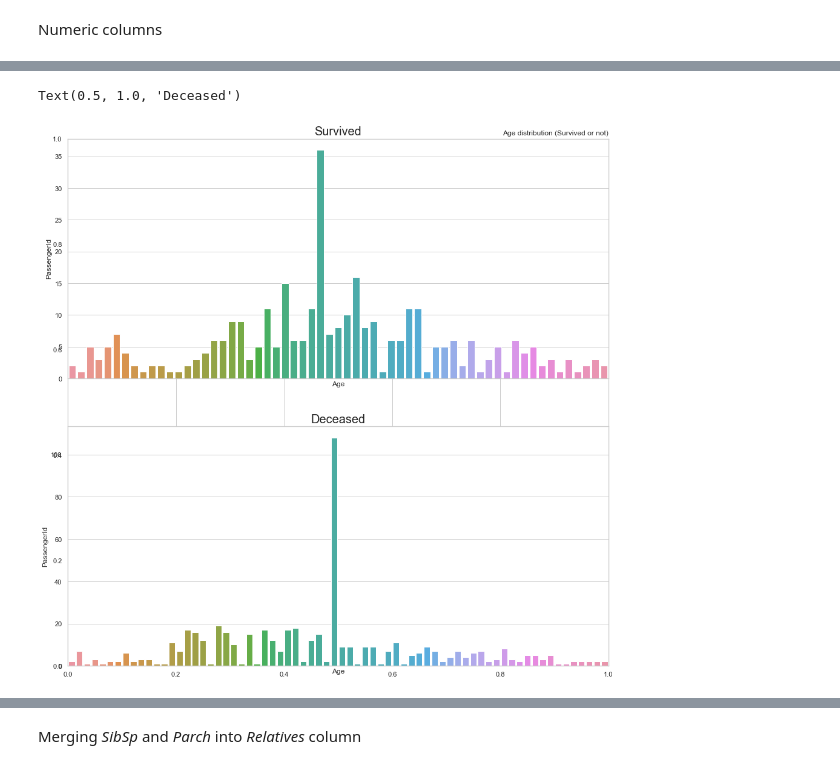
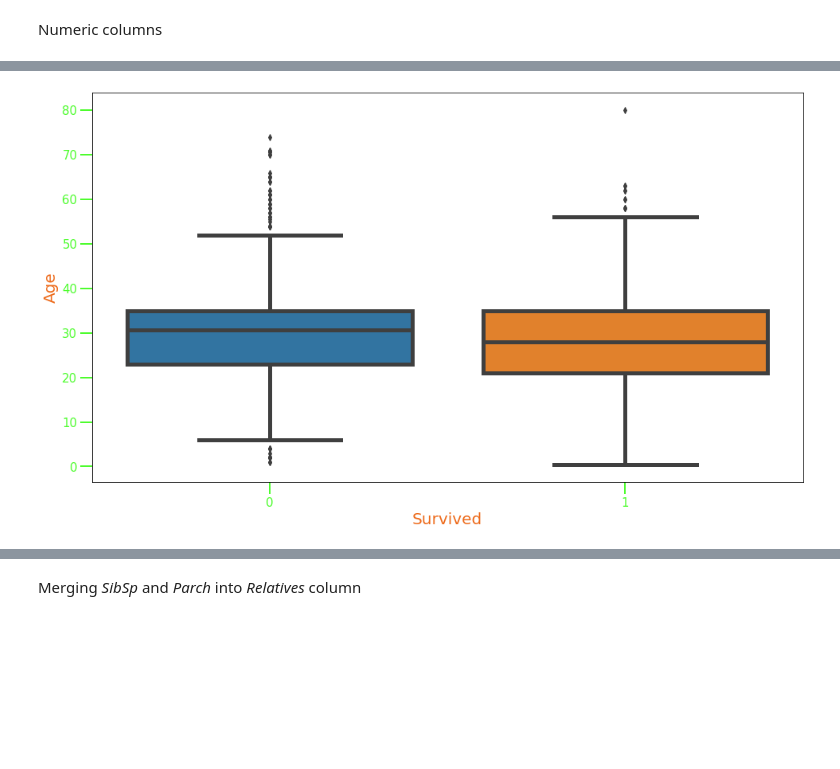
Before and after one commit to GoldenGarr/Titanic-, a Jupyter notebook: Titanic.ipynb, the cells around one changed output, grey strips where cells are left out. Cells and saved outputs as stored; diff of their text form; code cells hidden in the pictures; blank space fills up the shorter version.

```diff
--- a/Titanic.ipynb
+++ b/Titanic.ipynb
@@ -29,5 +39,0 @@ df.head()
-# %%
-df['Female'] = df.Sex.apply(lambda x: 1 if x == 'female' else 0)
-df = df.drop('Sex', axis=1)
-
-df.describe()
@@ -55,0 +66,15 @@ df.Embarked = df.Embarked.fillna(
+# %%
+df.Cabin = df.Cabin.str[0]
+
+df.Name = df.Name.str.split(',').str[1]
+
+# New features
+df['Title'] = df.Name.str.split('.').str[0]
+df['FamilySize'] = df.SibSp + df.Parch + 1
+
+df.Embarked = df.Embarked.fillna(
+    df.Embarked.value_counts().index[0]
+)
+# %%
+# Drop Cabin, as it has > 50% NaN values, drop used columns
+df = df.drop(['Name', 'Cabin', 'Ticket', 'SibSp', 'Parch'], axis=1)
@@ -121,3 +163,0 @@ Removing age outliers
-# %%
-
-df = df[df.Age.between(lower, upper, inclusive='both')]
@@ -124,22 +182,9 @@ df = df[df.Age.between(lower, upper, inclusive='both')]
 # %%
-fig = plt.figure(figsize=(16, 16))
-plt.title('Age distribution (Survived or not)', loc='right')
+fig = plt.figure(figsize=(16, 9))
+# plt.title('Age distribution (Survived or not)', loc='right')
 
-ax1 = fig.add_subplot(2, 1, 1)
-grouped_age_df = df[df.Survived == 1].reset_index() \
-                .groupby('Age').PassengerId.count()
+sns.boxplot(x=df.Survived, y=df.Age)
 
-sns.barplot(x=grouped_age_df.index, y=grouped_age_df)
-plt.xticks([])
-plt.title('Survived', fontsize=20)
-
-ax2 = fig.add_subplot(2, 1, 2)
-grouped_age_df = df[df.Survived == 0].reset_index() \
-                .groupby('Age').PassengerId.count()
-
-sns.barplot(x=grouped_age_df.index, y=grouped_age_df)
-plt.xticks([])
-plt.title('Deceased', fontsize=20)
+plt.show()
 # %% [output]
-Text(0.5, 1.0, 'Deceased')
-[figure, old version]
+[figure, new version]
```
Also changed, not shown: parts of 78 cells of this notebook.
